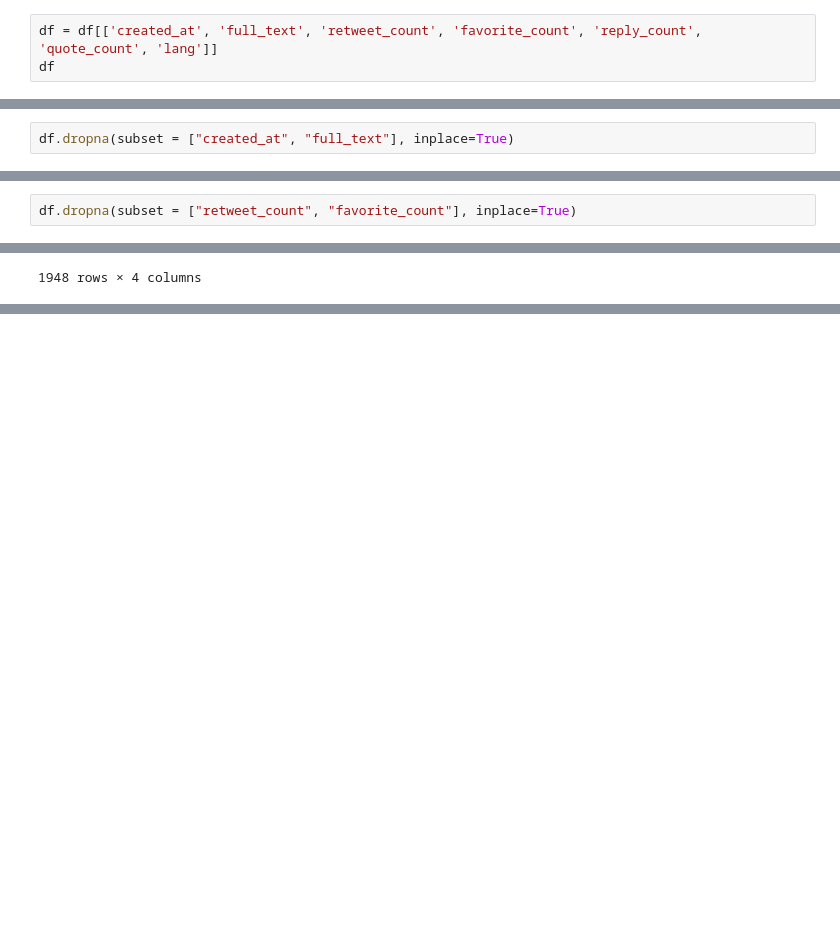
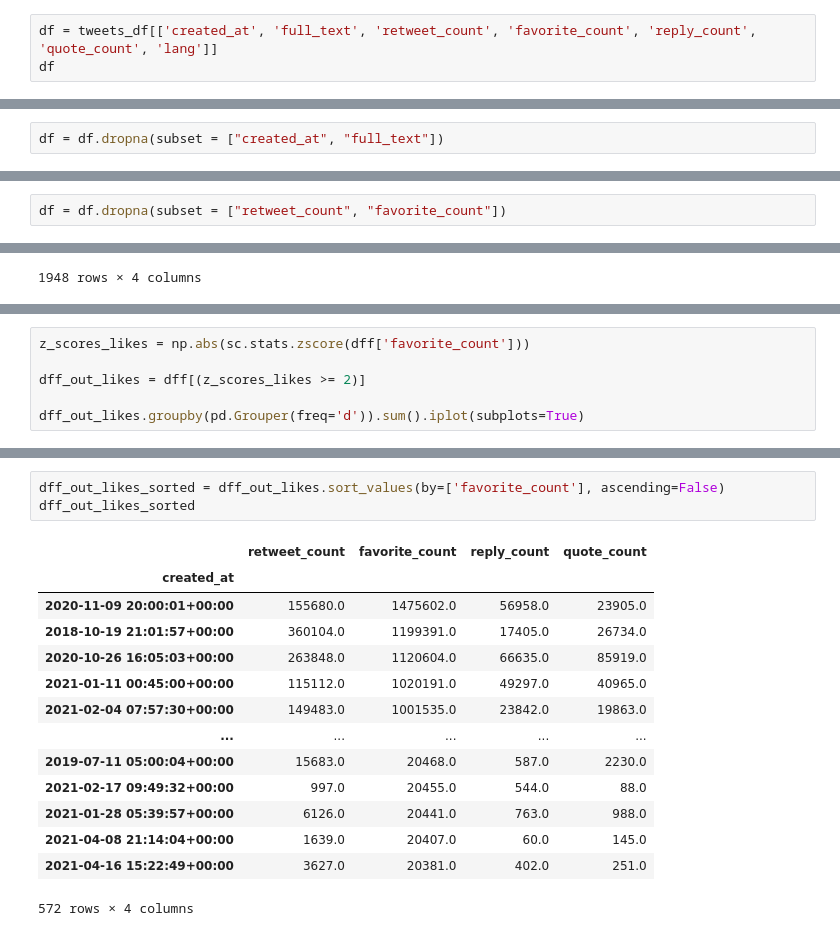
Before and after one commit to prophet-project/stock-price-forecasting, a Jupyter notebook: Explore twitter dataset.ipynb, the cells around one changed output, grey strips where cells are left out. Cells and saved outputs as stored; diff of their text form; blank space fills up the shorter version.

```diff
--- a/Explore twitter dataset.ipynb
+++ b/Explore twitter dataset.ipynb
@@ -81,7 +81,7 @@ Data columns (total 45 columns):
 dtypes: float64(11), object(34)
 memory usage: 88.1+ MB
 # %%
-df = df[['created_at', 'full_text', 'retweet_count', 'favorite_count', 'reply_count', 'quote_count', 'lang']]
+df = tweets_df[['created_at', 'full_text', 'retweet_count', 'favorite_count', 'reply_count', 'quote_count', 'lang']]
 df
 # %% [output]
 |  | created_at | full_text | retweet_count | favorite_count | reply_count | quote_count | lang |
@@ -100,7 +100,7 @@ df
 # %%
 df['created_at'] = pd.to_datetime(df['created_at'], errors='coerce')
 # %%
-df.dropna(subset = ["created_at", "full_text"], inplace=True)
+df = df.dropna(subset = ["created_at", "full_text"])
 # %%
 df.info()
 # %% [output]
@@ -139,7 +139,7 @@ Data columns (total 7 columns):
 dtypes: datetime64[ns, UTC](1), float64(4), object(2)
 memory usage: 15.7+ MB
 # %%
-df.dropna(subset = ["retweet_count", "favorite_count"], inplace=True)
+df = df.dropna(subset = ["retweet_count", "favorite_count"])
 # %%
 df.info()
 # %% [output]
@@ -276,3 +276,9 @@ dff_out = dff[(z_scores >= 2).all(axis=1)]
 dff_out.groupby(pd.Grouper(freq='d')).sum().iplot(subplots=True)
 # %% [output]
 [interactive output not drawn]
+# %%
+z_scores_likes = np.abs(sc.stats.zscore(dff['favorite_count']))
+
+dff_out_likes = dff[(z_scores_likes >= 2)]
+
+dff_out_likes.groupby(pd.Grouper(freq='d')).sum().iplot(subplots=True)
@@ -278,0 +287,18 @@ dff_out.groupby(pd.Grouper(freq='d')).sum().iplot(subplots=True)
+# %%
+dff_out_likes_sorted = dff_out_likes.sort_values(by=['favorite_count'], ascending=False)
+dff_out_likes_sorted
+# %% [output]
+|  | retweet_count | favorite_count | reply_count | quote_count |
+| created_at |  |  |  |  |
+| 2020-11-09 20:00:01+00:00 | 155680.0 | 1475602.0 | 56958.0 | 23905.0 |
+| 2018-10-19 21:01:57+00:00 | 360104.0 | 1199391.0 | 17405.0 | 26734.0 |
+| 2020-10-26 16:05:03+00:00 | 263848.0 | 1120604.0 | 66635.0 | 85919.0 |
+| 2021-01-11 00:45:00+00:00 | 115112.0 | 1020191.0 | 49297.0 | 40965.0 |
+| 2021-02-04 07:57:30+00:00 | 149483.0 | 1001535.0 | 23842.0 | 19863.0 |
+| ... | ... | ... | ... | ... |
+| 2019-07-11 05:00:04+00:00 | 15683.0 | 20468.0 | 587.0 | 2230.0 |
+| 2021-02-17 09:49:32+00:00 | 997.0 | 20455.0 | 544.0 | 88.0 |
+| 2021-01-28 05:39:57+00:00 | 6126.0 | 20441.0 | 763.0 | 988.0 |
+| 2021-04-08 21:14:04+00:00 | 1639.0 | 20407.0 | 60.0 | 145.0 |
+| 2021-04-16 15:22:49+00:00 | 3627.0 | 20381.0 | 402.0 | 251.0 |
+572 rows × 4 columns
```
Also changed, not shown: parts of 9 cells of this notebook, 4 other files.
